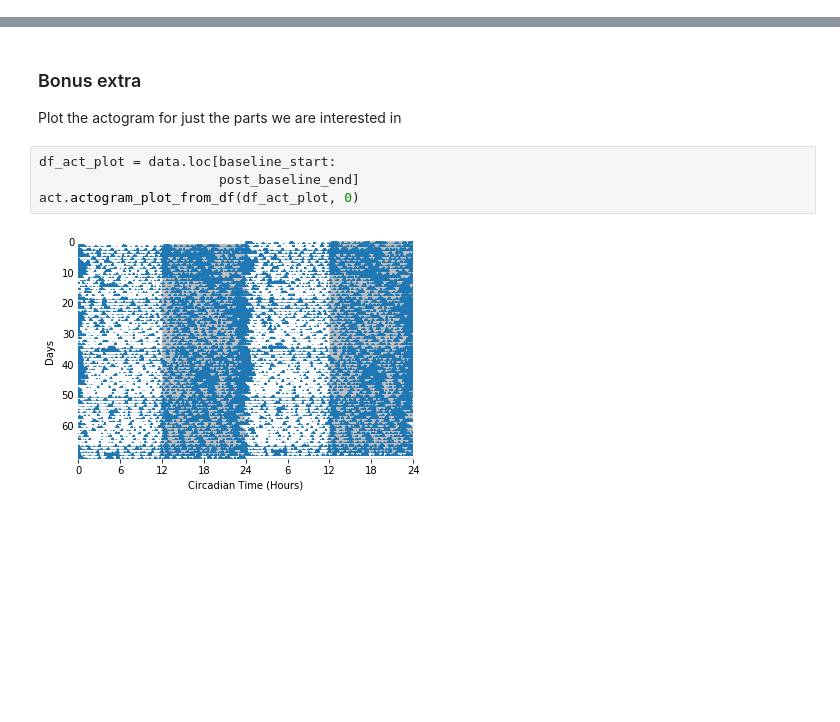
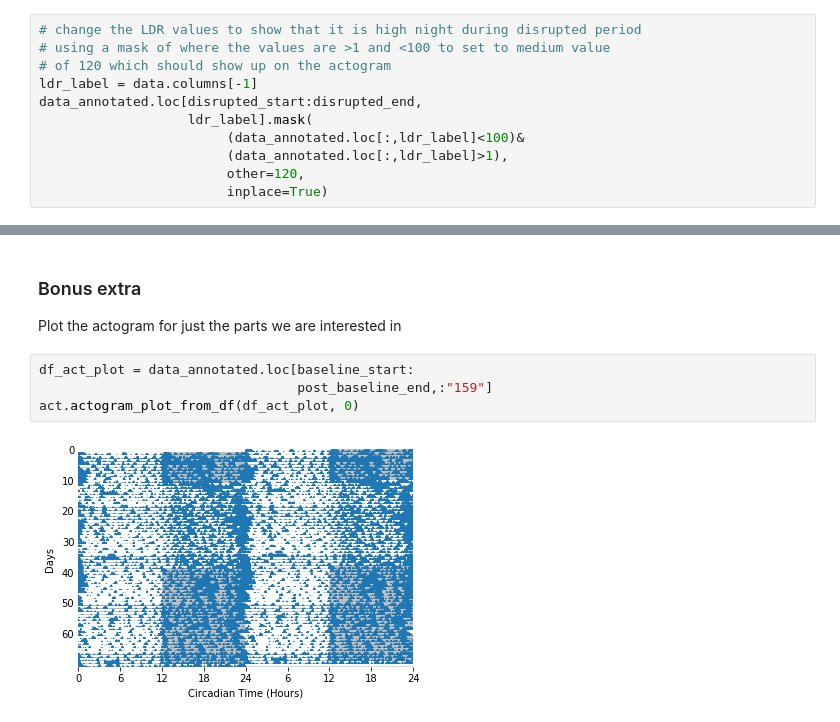
Before and after one commit to A-Fisk/P2_circ_disruption, a Jupyter notebook: 01_createfiles/01_notebooks/02_dlan_create.ipynb, the cells around one changed output, grey strips where cells are left out. Drawn from its saved outputs; the diff is of its cells as text; blank space fills up the shorter version.

```diff
--- a/01_createfiles/01_notebooks/02_dlan_create.ipynb
+++ b/01_createfiles/01_notebooks/02_dlan_create.ipynb
@@ -106,6 +106,17 @@ act.actogram_plot_from_df(disrupted_data, 0)
 disrupted_data[disrupted_data.iloc[:,-1]==0]
 # %% [output]
 |  | 81 | 22 | 0 | 10 | 0.1 | 15 | 159 |
+# %%
+# change the LDR values to show that it is high night during disrupted period
+# using a mask of where the values are >1 and <100 to set to medium value
+# of 120 which should show up on the actogram
+ldr_label = data.columns[-1]
+data_annotated.loc[disrupted_start:disrupted_end,
+                   ldr_label].mask(
+                        (data_annotated.loc[:,ldr_label]<100)&
+                        (data_annotated.loc[:,ldr_label]>1),
+                        other=120,
+                        inplace=True)
 # %%
 data_annotated.loc[disrupted_start:disrupted_end,
                    label_col] = "disrupted"
@@ -151,8 +162,8 @@ data_annotated.to_csv(file_path)
 
 Plot the actogram for just the parts we are interested in
 # %%
-df_act_plot = data.loc[baseline_start:
-                       post_baseline_end]
+df_act_plot = data_annotated.loc[baseline_start:
+                                 post_baseline_end,:"159"]
 act.actogram_plot_from_df(df_act_plot, 0)
 # %% [output]
-[figure, old version]
+[figure, new version]
```
Also changed, not shown: parts of 2 cells of this notebook, 3 other files.
